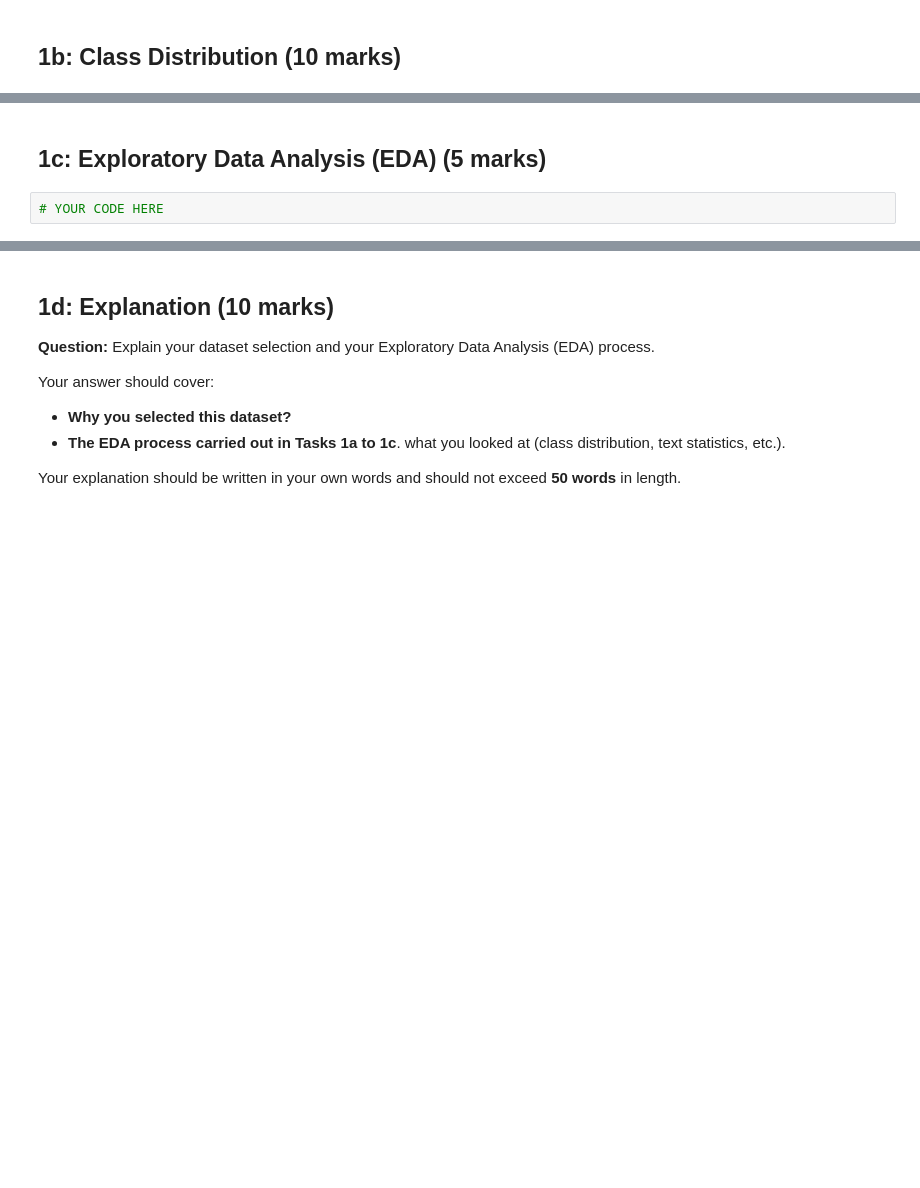
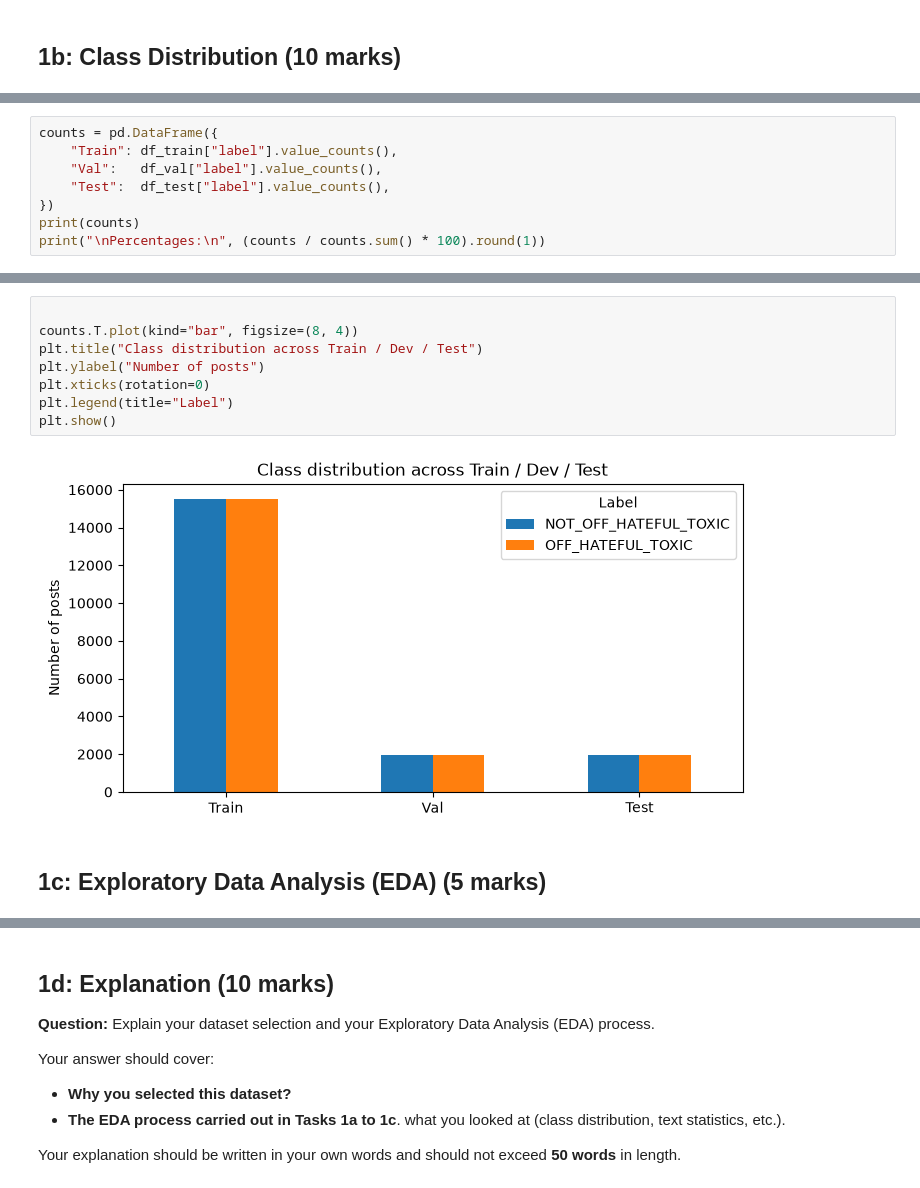
Before and after one commit to sdsheeljunior/nlp_assignments, a Jupyter notebook: CT5120 - Assignment 1.ipynb, the cells around one changed output, grey strips where cells are left out. Cells and saved outputs as stored; diff of their text form; blank space fills up the shorter version.

```diff
--- a/CT5120 - Assignment 1.ipynb
+++ b/CT5120 - Assignment 1.ipynb
@@ -246,0 +249,8 @@ Text(0, 0.5, 'Count')
+# %%
+counts = pd.DataFrame({
+    "Train": df_train["label"].value_counts(),
+    "Val":   df_val["label"].value_counts(),
+    "Test":  df_test["label"].value_counts(),
+})
+print(counts)
+print("\nPercentages:\n", (counts / counts.sum() * 100).round(1))
@@ -247,4 +268,12 @@ Text(0, 0.5, 'Count')
+# %%
+
+counts.T.plot(kind="bar", figsize=(8, 4))
+plt.title("Class distribution across Train / Dev / Test")
+plt.ylabel("Number of posts")
+plt.xticks(rotation=0)
+plt.legend(title="Label")
+plt.show()
+# %% [output]
+[figure, added]
 # %% [markdown]
 ## **1c: Exploratory Data Analysis (EDA)** (5 marks)
-# %%
-# YOUR CODE HERE
```
Also changed, not shown: parts of 26 cells of this notebook.
